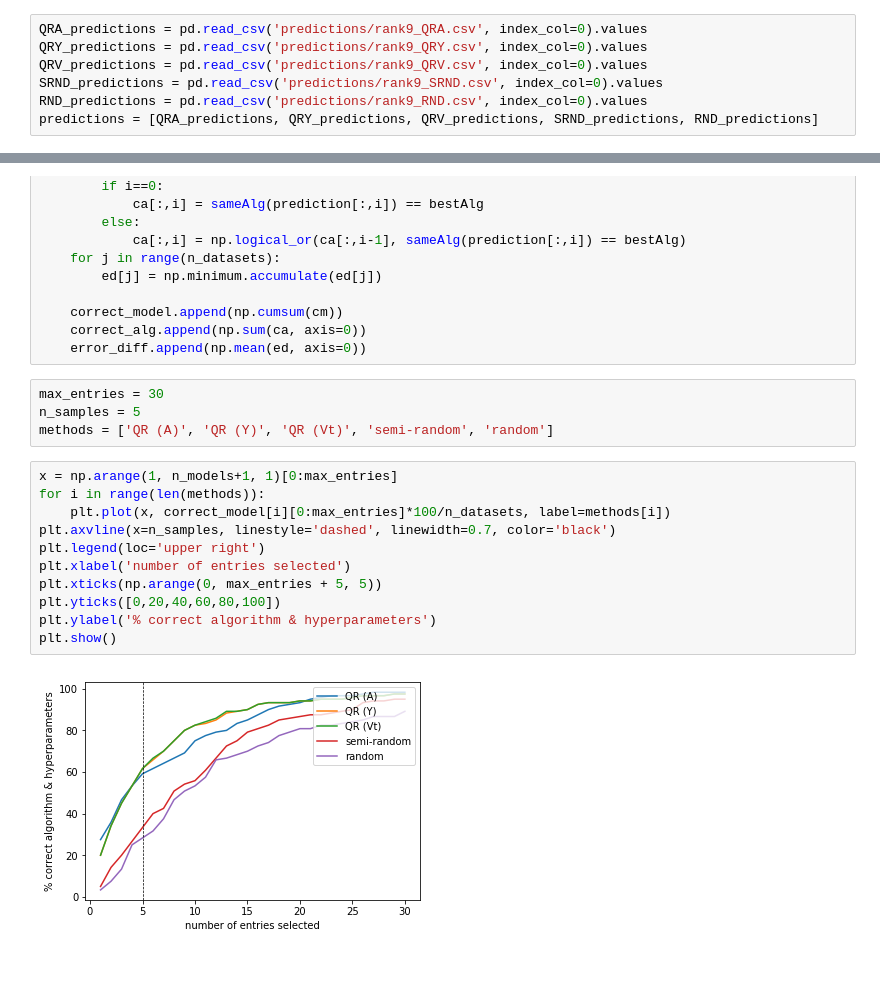
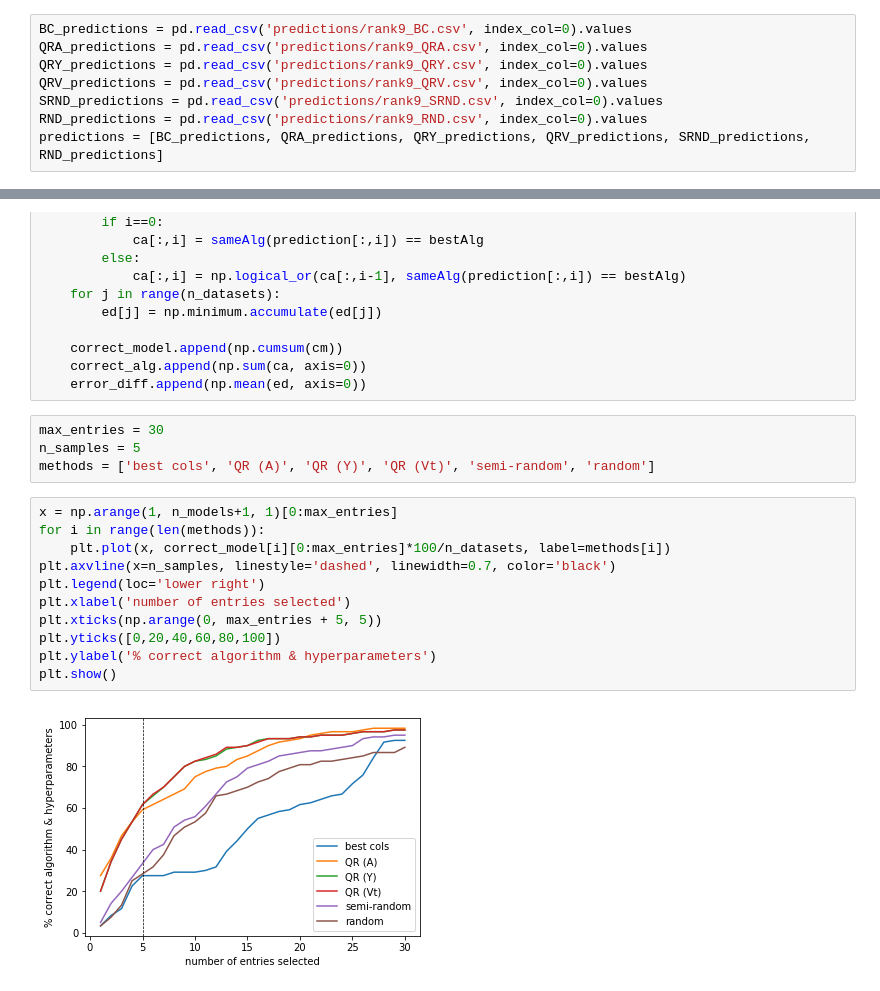
Before and after one commit to yujiakimoto/lowrankautoml, a Jupyter notebook: analysis/random_QR.ipynb, the cells around one changed output, grey strips where cells are left out. Drawn from its saved outputs; the diff is of its cells as text.

```diff
--- a/analysis/random_QR.ipynb
+++ b/analysis/random_QR.ipynb
@@ -10,12 +10,13 @@ dataset_IDs = df.index.values
 errorMtx = df.values
 n_datasets, n_models = errorMtx.shape
 # %%
+BC_predictions = pd.read_csv('predictions/rank9_BC.csv', index_col=0).values
 QRA_predictions = pd.read_csv('predictions/rank9_QRA.csv', index_col=0).values
 QRY_predictions = pd.read_csv('predictions/rank9_QRY.csv', index_col=0).values
 QRV_predictions = pd.read_csv('predictions/rank9_QRV.csv', index_col=0).values
 SRND_predictions = pd.read_csv('predictions/rank9_SRND.csv', index_col=0).values
 RND_predictions = pd.read_csv('predictions/rank9_RND.csv', index_col=0).values
-predictions = [QRA_predictions, QRY_predictions, QRV_predictions, SRND_predictions, RND_predictions]
+predictions = [BC_predictions, QRA_predictions, QRY_predictions, QRV_predictions, SRND_predictions, RND_predictions]
 # %%
 def sameAlg(testBestCol):
     testBestAlgType = []
@@ -56,20 +57,20 @@ for method in range(len(predictions)):
 # %%
 max_entries = 30
 n_samples = 5
-methods = ['QR (A)', 'QR (Y)', 'QR (Vt)', 'semi-random', 'random']
+methods = ['best cols', 'QR (A)', 'QR (Y)', 'QR (Vt)', 'semi-random', 'random']
 # %%
 x = np.arange(1, n_models+1, 1)[0:max_entries]
 for i in range(len(methods)):
     plt.plot(x, correct_model[i][0:max_entries]*100/n_datasets, label=methods[i])
 plt.axvline(x=n_samples, linestyle='dashed', linewidth=0.7, color='black')
-plt.legend(loc='upper right')
+plt.legend(loc='lower right')
 plt.xlabel('number of entries selected')
 plt.xticks(np.arange(0, max_entries + 5, 5))
 plt.yticks([0,20,40,60,80,100])
 plt.ylabel('% correct algorithm & hyperparameters')
 plt.show()
 # %% [output]
-[figure, old version]
+[figure, new version]
 # %%
 x = np.arange(1, n_models+1, 1)[0:max_entries]
 for i in range(len(methods)):
```
Also changed, not shown: parts of 2 cells of this notebook, 4 other files.
